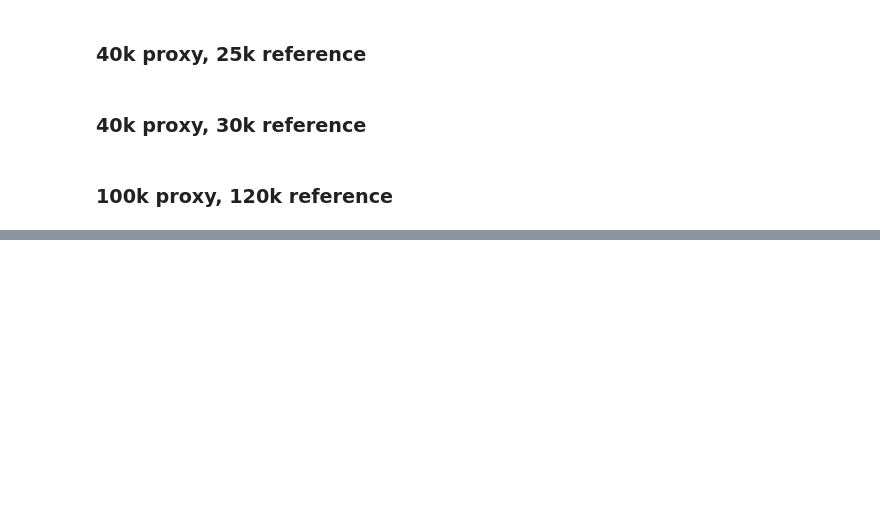
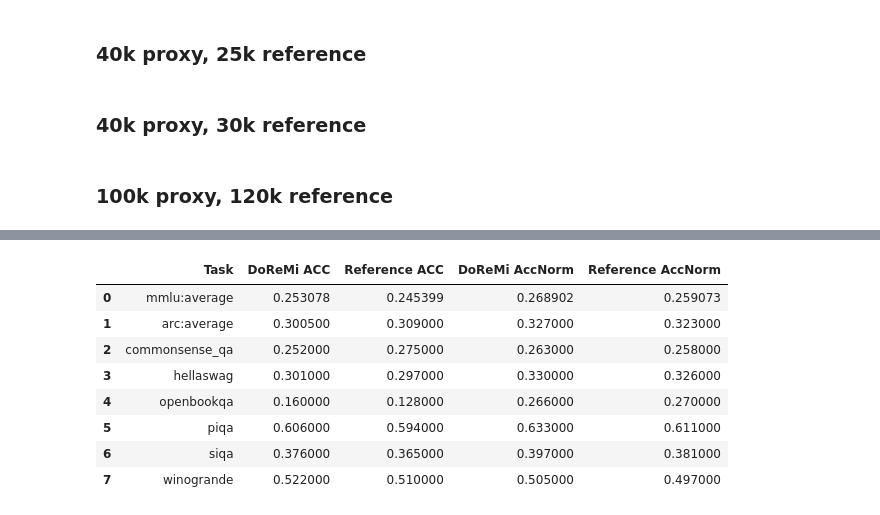
Before and after one commit to xrsrke/hf-notebooks, a Jupyter notebook: doremi/experiments/exp10_eval.ipynb, the cells around one changed output, grey strips where cells are left out. Cells and saved outputs as stored; diff of their text form; code cells hidden in the pictures; blank space fills up the shorter version.

```diff
--- a/doremi/experiments/exp10_eval.ipynb
+++ b/doremi/experiments/exp10_eval.ipynb
@@ -1798,7 +1798,7 @@ doremi_data_25k = {
 # %% [markdown]
 ### 100k proxy, 120k reference
 # %%
-doremi_data_100k_proxy_120k_ckp = doremi_data = {
+doremi_data_100k_proxy_120k_ckp = {
 "arc:challenge": {
 "acc": 0.183,
 "acc_stderr": 0.012233587399477825,
@@ -2644,0 +2608,3 @@ plot(doremi_data_100k_proxy_120k_ckp, reference_data_120k)
+# %%
+AVG_DOREMI_1B_120K = compute_avg_eval(doremi_data_100k_proxy_120k_ckp)
+AVG_REFERENCE_1B_120K = compute_avg_eval(reference_data_120k)
@@ -2644,0 +2625,12 @@ plot(doremi_data_100k_proxy_120k_ckp, reference_data_120k)
+# %%
+plot_eval(AVG_DOREMI_1B_120K, AVG_REFERENCE_1B_120K)
+# %% [output]
+|  | Task | DoReMi ACC | Reference ACC | DoReMi AccNorm | Reference AccNorm |
+| 0 | mmlu:average | 0.253078 | 0.245399 | 0.268902 | 0.259073 |
+| 1 | arc:average | 0.300500 | 0.309000 | 0.327000 | 0.323000 |
+| 2 | commonsense_qa | 0.252000 | 0.275000 | 0.263000 | 0.258000 |
+| 3 | hellaswag | 0.301000 | 0.297000 | 0.330000 | 0.326000 |
+| 4 | openbookqa | 0.160000 | 0.128000 | 0.266000 | 0.270000 |
+| 5 | piqa | 0.606000 | 0.594000 | 0.633000 | 0.611000 |
+| 6 | siqa | 0.376000 | 0.365000 | 0.397000 | 0.381000 |
+| 7 | winogrande | 0.522000 | 0.510000 | 0.505000 | 0.497000 |
```
Also changed, not shown: parts of 12 cells of this notebook, 27 other files.
